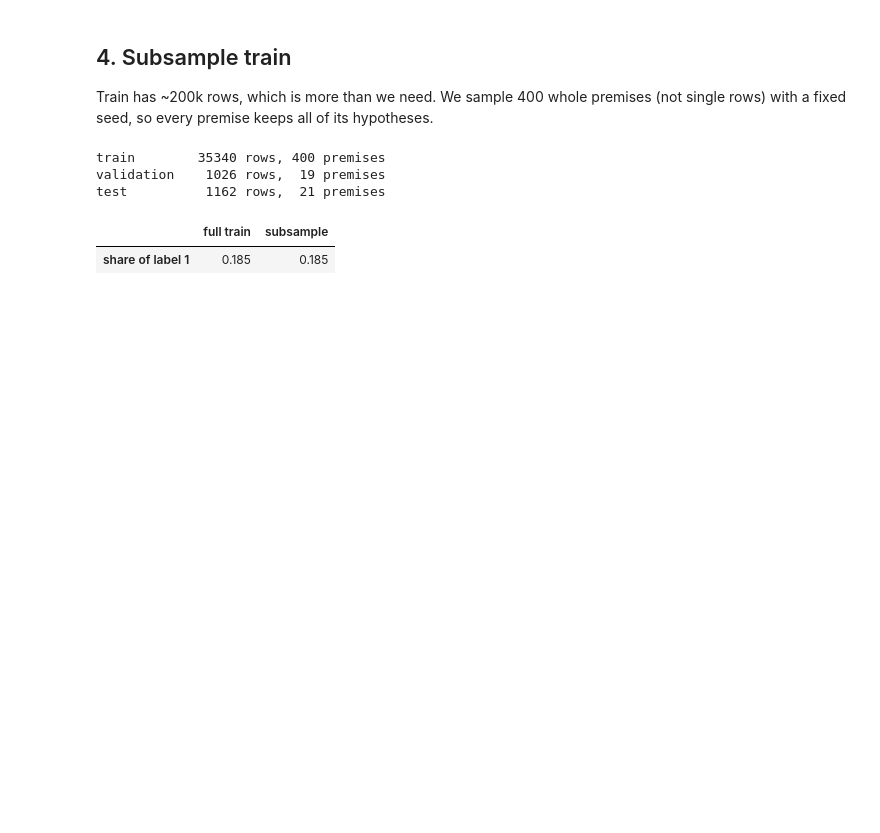
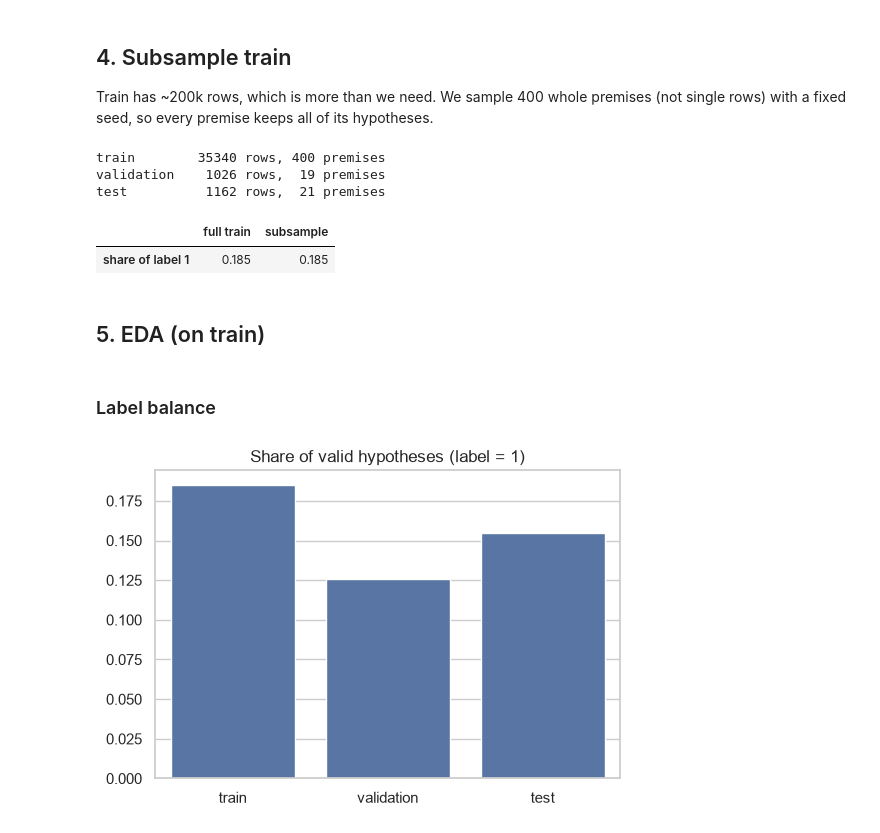
Before and after one commit to Jag2007/AI_ML_Project, a Jupyter notebook: notebooks/01_preprocessing_eda.ipynb, the cells around one changed output. Saved outputs shown, nothing was run; the diff lists cells and outputs as text; code cells hidden in the pictures; blank space fills up the shorter version.

Commit message:
add eda plots and save processed splits as csv

```diff
--- a/notebooks/01_preprocessing_eda.ipynb
+++ b/notebooks/01_preprocessing_eda.ipynb
@@ -147,3 +147,18 @@ pd.DataFrame({"full train": data["train"]["label"].mean(), "subsample": train["l
 # %% [output]
 |  | full train | subsample |
 | share of label 1 | 0.185 | 0.185 |
+# %% [markdown]
+## 5. EDA (on train)
+# %%
+all_splits = pd.concat([train.assign(split="train"), validation.assign(split="validation"),
+                        test.assign(split="test")], ignore_index=True)
+order = ["train", "validation", "test"]
+# %% [markdown]
+### Label balance
+# %%
+fig, ax = plt.subplots(figsize=(6, 4))
+sns.barplot(x=order, y=[all_splits.query("split == @s")["label"].mean() for s in order], ax=ax)
+ax.set_title("Share of valid hypotheses (label = 1)")
+plt.show()
+# %% [output]
+[figure, added]
```
Also changed, not shown: parts of 15 cells of this notebook.
